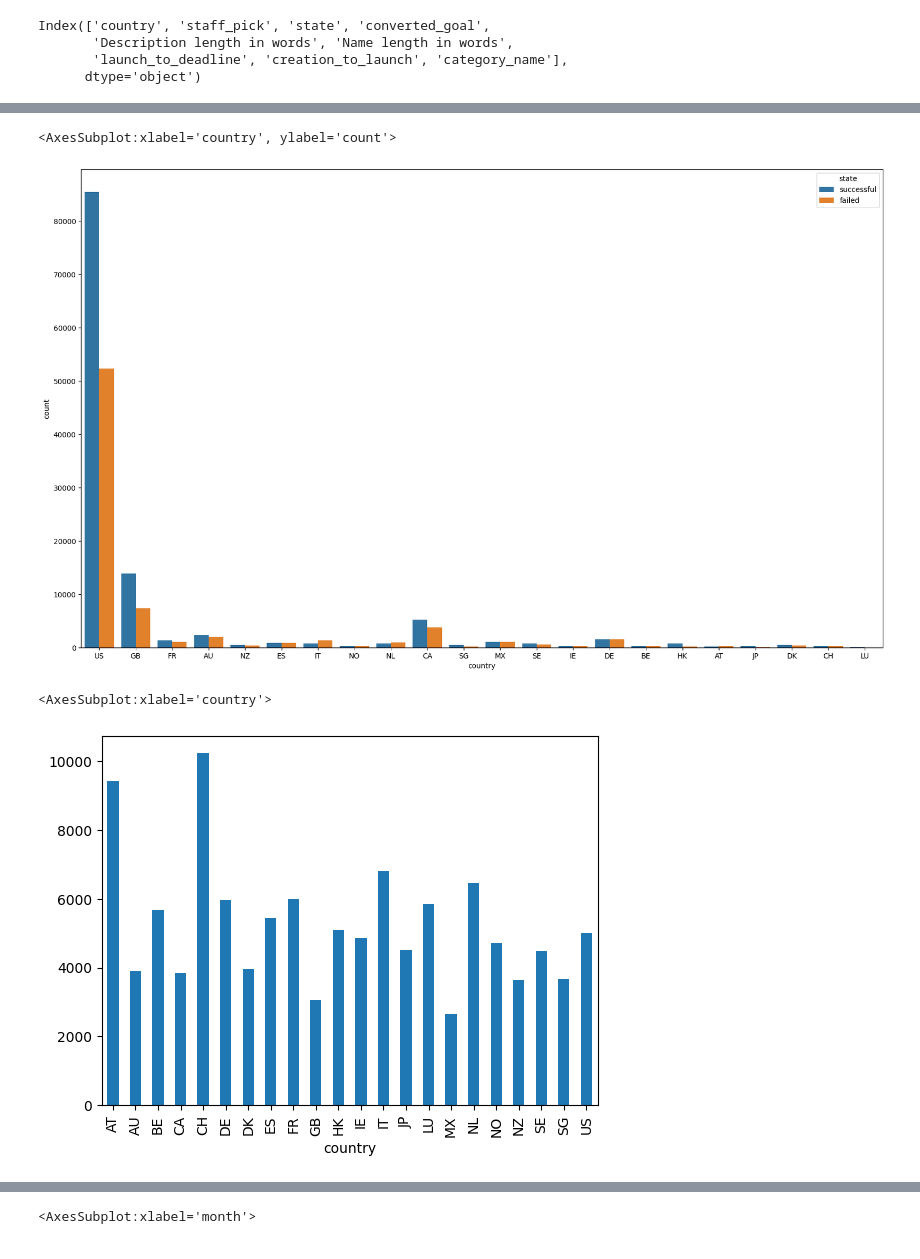
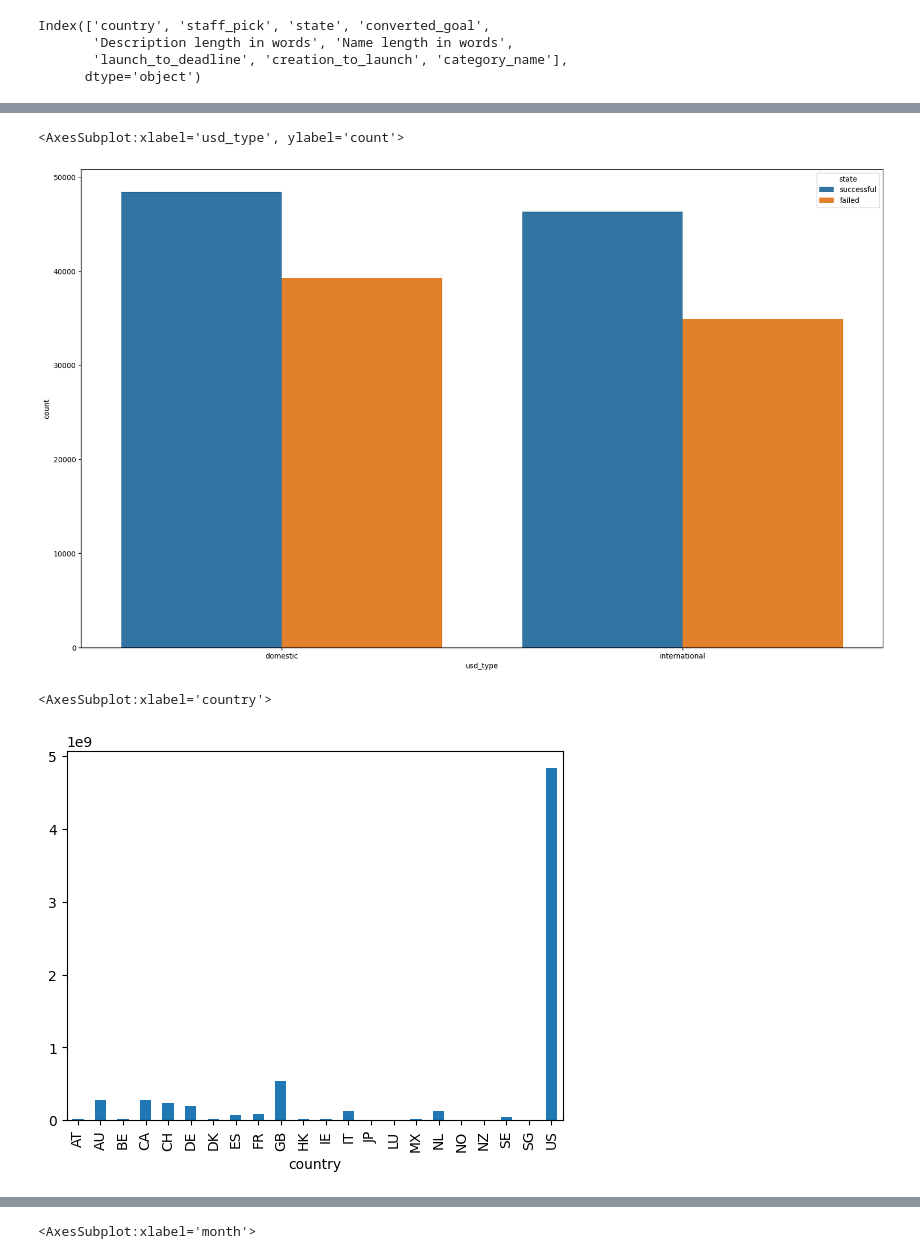
Before and after one commit to joshuadbeil/kickstarter_challenge, a Jupyter notebook: 04-Visualisations.ipynb, the cells around one changed output, grey strips where cells are left out. Saved outputs shown, nothing was run; the diff lists cells and outputs as text; code cells hidden in the pictures.

```diff
--- a/04-Visualisations.ipynb
+++ b/04-Visualisations.ipynb
@@ -106,7 +134,8 @@ Index(['country', 'staff_pick', 'state', 'converted_goal',
        'launch_to_deadline', 'creation_to_launch', 'category_name'],
       dtype='object')
 # %%
-plt.subplots(figsize=(30, 12))
+sns.set(font_scale=1.8)
+plt.subplots(figsize=(28, 12))
 df['Run time in days'] = df.launch_to_deadline/60/60//24
 df['Run time in days'] = df['Run time in days'].astype(int)
 
@@ -130,13 +159,13 @@ df.head()
 sns.histplot(data=df, x="converted_goal", hue="state", kde=True)
 # %%
 plt.subplots(figsize=(20, 12))
-sns.countplot(data = df, x= 'country', hue = 'state')
+sns.countplot(data = df, x= 'usd_type', hue = 'state')
 # %% [output]
-<AxesSubplot:xlabel='country', ylabel='count'>
+<AxesSubplot:xlabel='usd_type', ylabel='count'>
-[figure, old version]
+[figure, new version]
 # %%
-df.groupby('country').converted_goal.median().plot(kind='bar')
+df.groupby('country').converted_goal.sum().plot(kind='bar')
 # %% [output]
 <AxesSubplot:xlabel='country'>
-[figure, old version]
+[figure, new version]
 # %%
```
Also changed, not shown: parts of 19 cells of this notebook, 1 other file.
